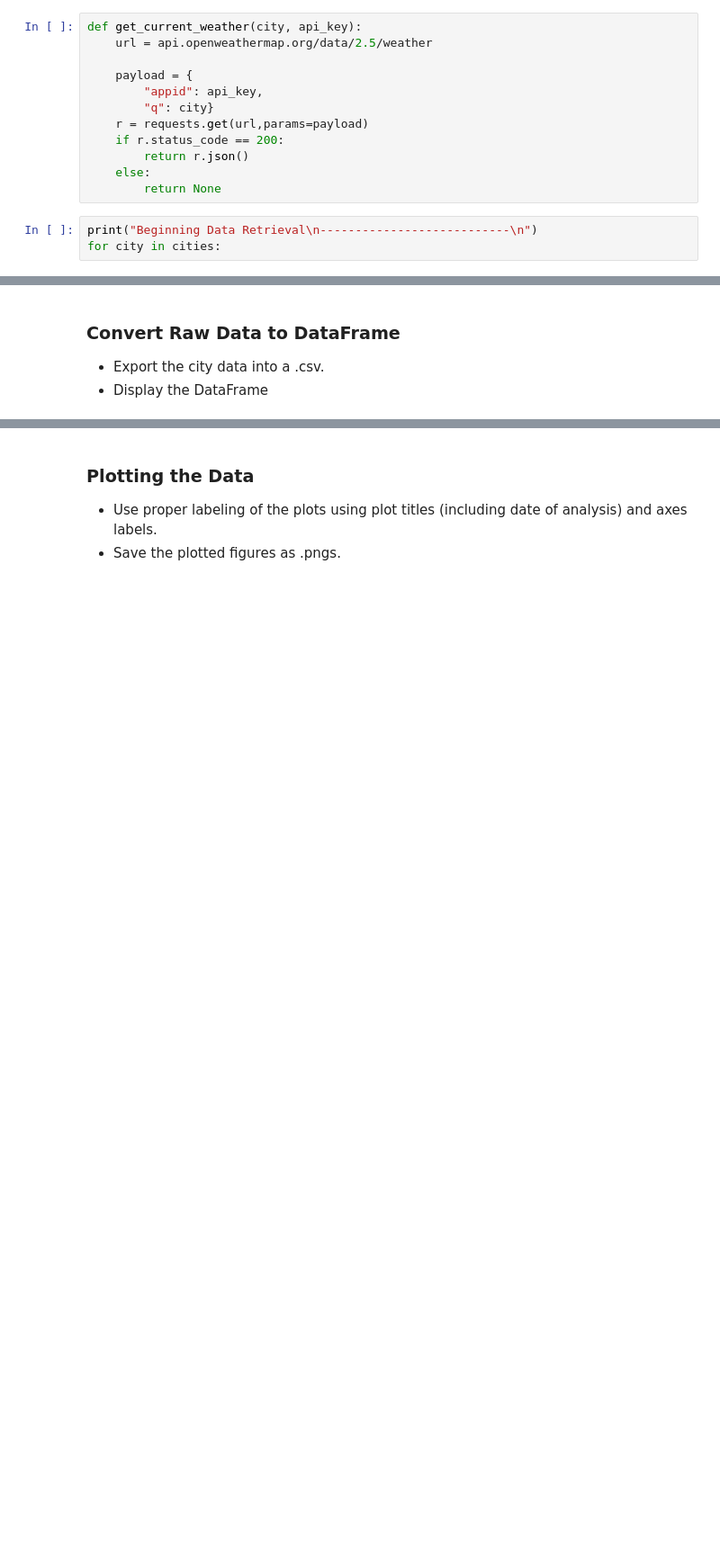
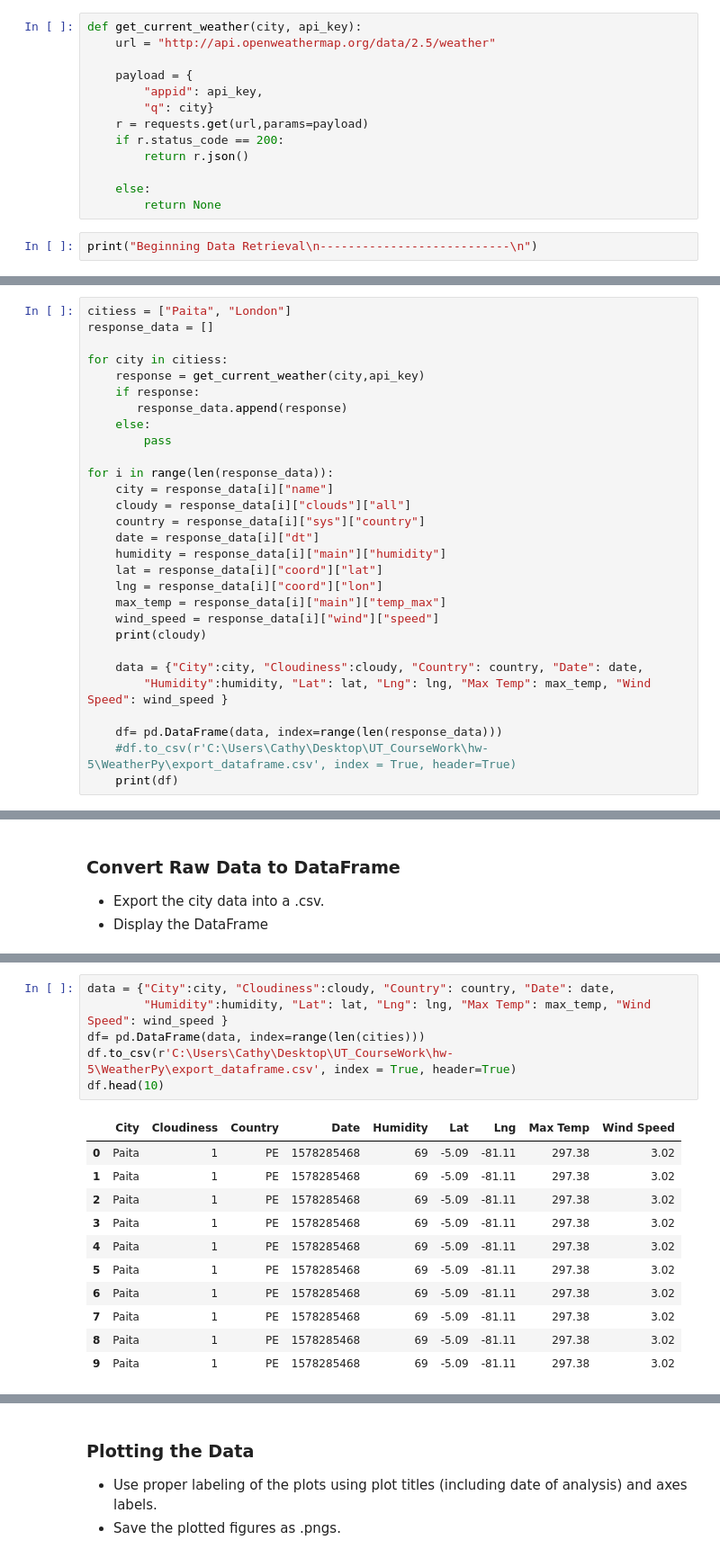
Before and after one commit to CatEggs/Python-API-Challenge, a Jupyter notebook: WeatherPy/WeatherPy.ipynb, the cells around one changed output, grey strips where cells are left out. Shown at 90% size. Drawn from its saved outputs; the diff is of its cells as text; blank space fills up the shorter version.

Commit message:
Modiefied dataframe

```diff
--- a/WeatherPy/WeatherPy.ipynb
+++ b/WeatherPy/WeatherPy.ipynb
@@ -54,7 +55,7 @@ len(cities)
 * Include a print log of each city as it'sbeing processed (with the city number and city name).
 # %%
 def get_current_weather(city, api_key):
-    url = api.openweathermap.org/data/2.5/weather
+    url = "http://api.openweathermap.org/data/2.5/weather"
 
     payload = {
         "appid": api_key,
@@ -62,11 +63,40 @@ def get_current_weather(city, api_key):
     r = requests.get(url,params=payload)
     if r.status_code == 200:
         return r.json()
+
     else:
         return None
 # %%
 print("Beginning Data Retrieval\n---------------------------\n")
-for city in cities:
 # %% [output]
 Beginning Data Retrieval
 ---------------------------
+# %%
+citiess = ["Paita", "London"]
+response_data = []
+
+for city in citiess:
+    response = get_current_weather(city,api_key)
+    if response:
+       response_data.append(response)
+    else:
+        pass
+
+for i in range(len(response_data)):
+    city = response_data[i]["name"]
+    cloudy = response_data[i]["clouds"]["all"]
+    country = response_data[i]["sys"]["country"]
+    date = response_data[i]["dt"]
+    humidity = response_data[i]["main"]["humidity"]
+    lat = response_data[i]["coord"]["lat"]
+    lng = response_data[i]["coord"]["lon"]
+    max_temp = response_data[i]["main"]["temp_max"]
+    wind_speed = response_data[i]["wind"]["speed"]
+    print(cloudy)
+
+    data = {"City":city, "Cloudiness":cloudy, "Country": country, "Date": date,
+        "Humidity":humidity, "Lat": lat, "Lng": lng, "Max Temp": max_temp, "Wind Speed": wind_speed }
+
+    df= pd.DataFrame(data, index=range(len(response_data)))
+    #df.to_csv(r'C:\Users\Cathy\Desktop\UT_CourseWork\hw-5\WeatherPy\export_dataframe.csv', index = True, header=True)
+    print(df)
@@ -108,3 +149,21 @@ dtype: int64
+# %%
+data = {"City":city, "Cloudiness":cloudy, "Country": country, "Date": date,
+        "Humidity":humidity, "Lat": lat, "Lng": lng, "Max Temp": max_temp, "Wind Speed": wind_speed }
+df= pd.DataFrame(data, index=range(len(cities)))
+df.to_csv(r'C:\Users\Cathy\Desktop\UT_CourseWork\hw-5\WeatherPy\export_dataframe.csv', index = True, header=True)
+df.head(10)
+# %% [output]
+|  | City | Cloudiness | Country | Date | Humidity | Lat | Lng | Max Temp | Wind Speed |
+| 0 | Paita | 1 | PE | 1578285468 | 69 | -5.09 | -81.11 | 297.38 | 3.02 |
+| 1 | Paita | 1 | PE | 1578285468 | 69 | -5.09 | -81.11 | 297.38 | 3.02 |
+| 2 | Paita | 1 | PE | 1578285468 | 69 | -5.09 | -81.11 | 297.38 | 3.02 |
+| 3 | Paita | 1 | PE | 1578285468 | 69 | -5.09 | -81.11 | 297.38 | 3.02 |
+| 4 | Paita | 1 | PE | 1578285468 | 69 | -5.09 | -81.11 | 297.38 | 3.02 |
+| 5 | Paita | 1 | PE | 1578285468 | 69 | -5.09 | -81.11 | 297.38 | 3.02 |
+| 6 | Paita | 1 | PE | 1578285468 | 69 | -5.09 | -81.11 | 297.38 | 3.02 |
+| 7 | Paita | 1 | PE | 1578285468 | 69 | -5.09 | -81.11 | 297.38 | 3.02 |
+| 8 | Paita | 1 | PE | 1578285468 | 69 | -5.09 | -81.11 | 297.38 | 3.02 |
+| 9 | Paita | 1 | PE | 1578285468 | 69 | -5.09 | -81.11 | 297.38 | 3.02 |
 # %%
 # %% [output]
 |  | City | Cloudiness | Country | Date | Humidity | Lat | Lng | Max Temp | Wind Speed |
```
Also changed, not shown: parts of 7 cells of this notebook.
